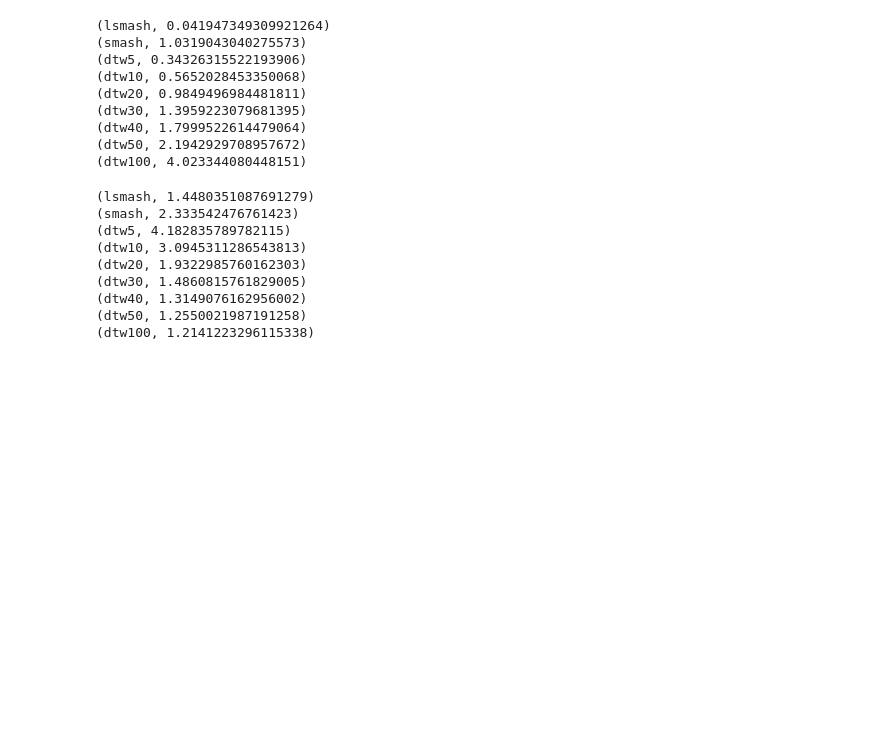
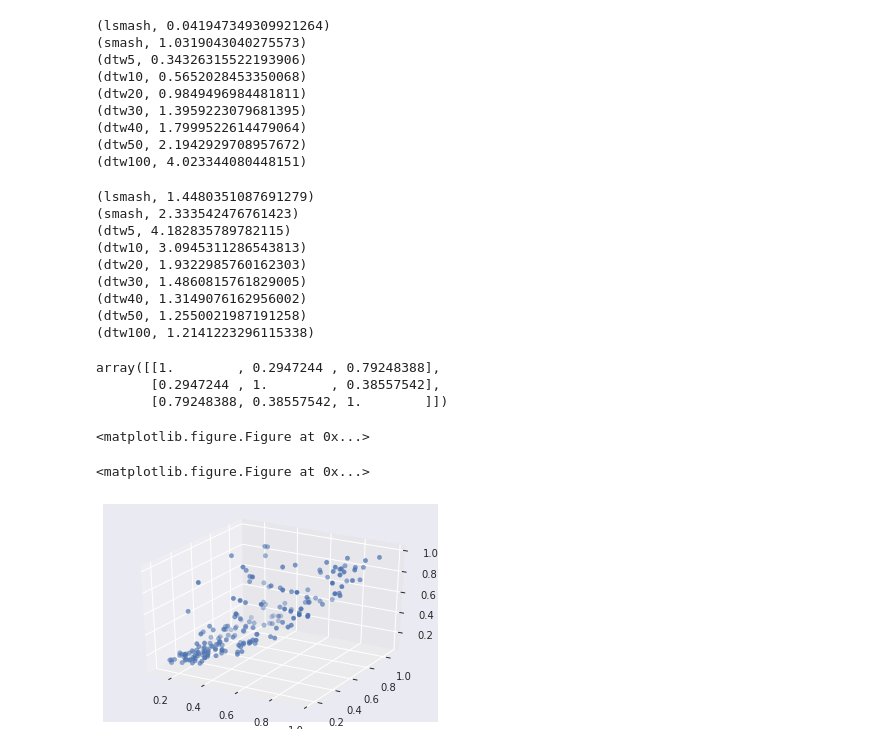
Before and after one commit to zeroknowledgediscovery/zutil_, a Jupyter notebook: ntb/compare_plot.ipynb, the cells around one changed output. Cells and saved outputs as stored; diff of their text form; code cells hidden in the pictures; blank space fills up the shorter version.

```diff
--- a/ntb/compare_plot.ipynb
+++ b/ntb/compare_plot.ipynb
@@ -149,3 +149,10 @@ for ws in [5, 10, 20, 30, 40, 50, 100]:
 (dtw40, 1.3149076162956002)
 (dtw50, 1.2550021987191258)
 (dtw100, 1.2141223296115338)
+# %%
+matrix = np.array([df.r_lsmash.values, df.r_smash.values, df.r_dtw_40.values])
+np.corrcoef(matrix)
+# %% [output]
+array([[1.        , 0.2947244 , 0.79248388],
+       [0.2947244 , 1.        , 0.38557542],
+       [0.79248388, 0.38557542, 1.        ]])
@@ -151,0 +161,10 @@ for ws in [5, 10, 20, 30, 40, 50, 100]:
+# %%
+fig = plt.figure()
+ax = fig.add_subplot(111, projection='3d')
+# %%
+ax.scatter(matrix[0], matrix[1], matrix[2], marker='o')
+plt.show()
+# %% [output]
+<matplotlib.figure.Figure at 0x...>
+<matplotlib.figure.Figure at 0x...>
+[figure, added]
```
Also changed, not shown: parts of 4 cells of this notebook, 4 other files.
